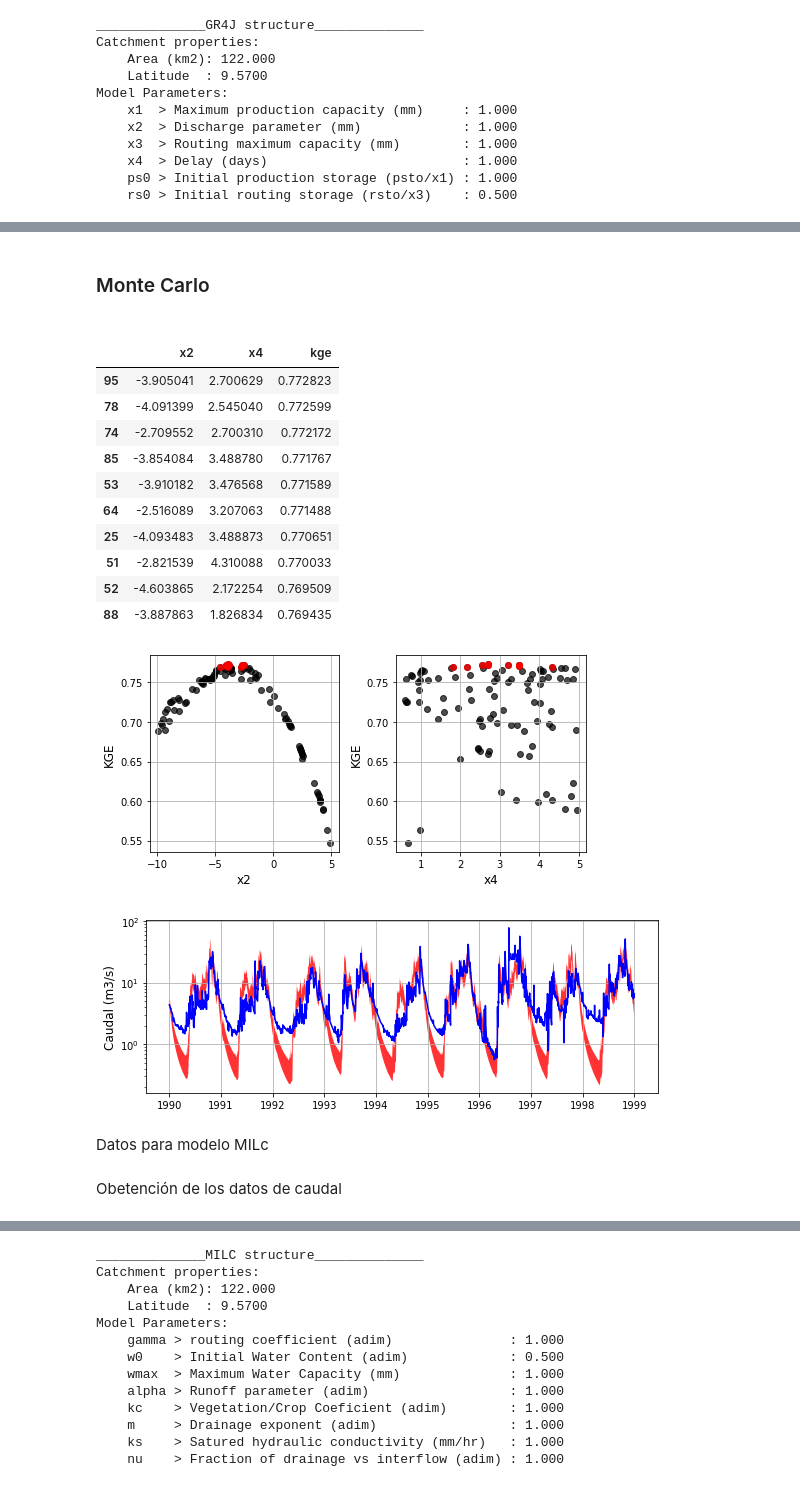
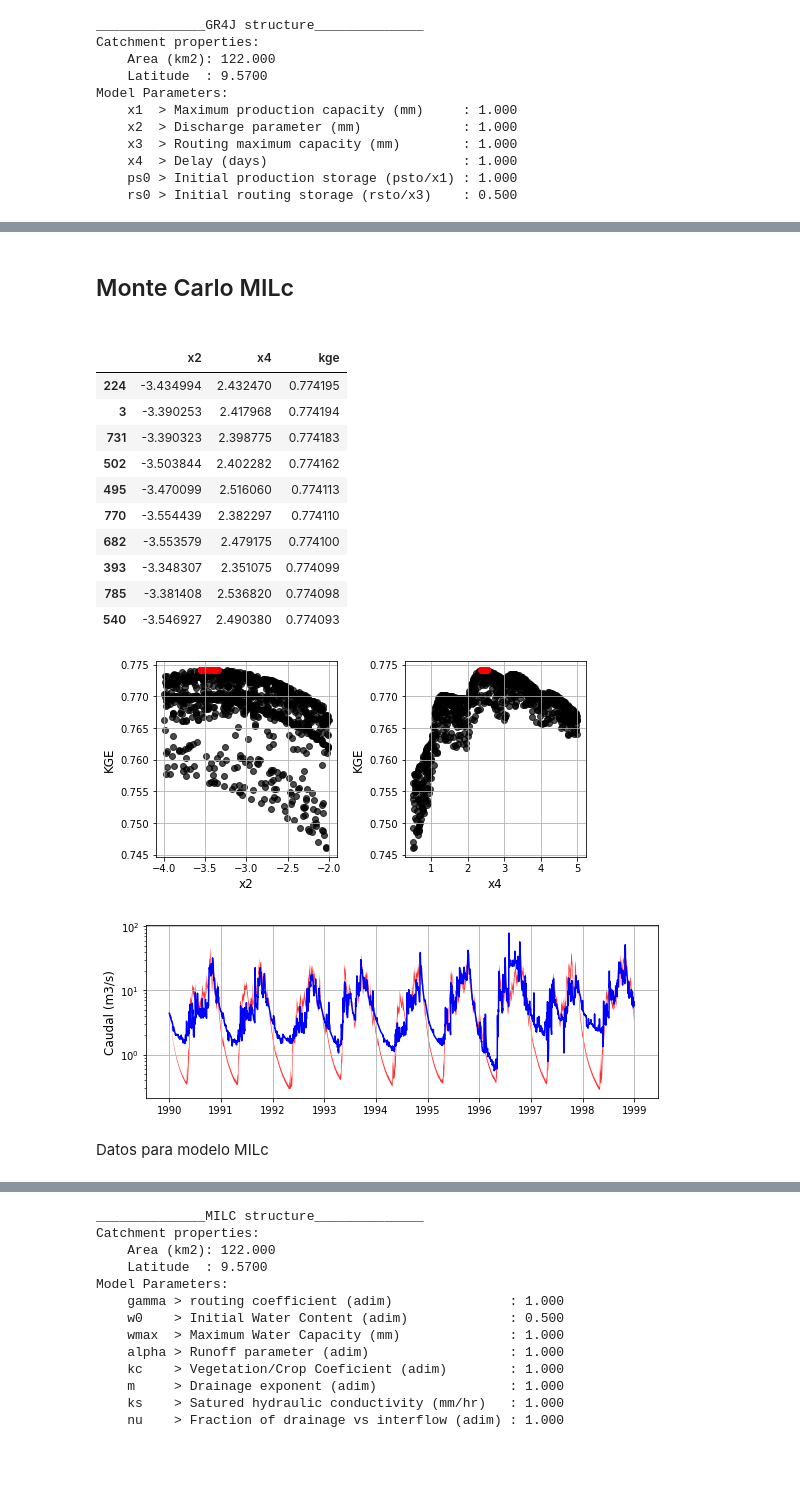
Before and after one commit to jmviquez/modelacion_providencia, a Jupyter notebook: examen.ipynb, the cells around one changed output, grey strips where cells are left out. Cells and saved outputs as stored; diff of their text form; code cells hidden in the pictures; blank space fills up the shorter version.

```diff
--- a/examen.ipynb
+++ b/examen.ipynb
@@ -74,9 +87,9 @@ Model Parameters:
 # %%
-###
+
 x1=200
-x2=1
+x2=-3.204325
 x3=500
-x4=5
+x4=2.354539
 ps0=0.5
 rs0=0.5
 
@@ -200,24 +130,0 @@ Model Parameters:
-# %%
-################# SIMULACION CON EL MODELO ###########################
-simulacion = model.run(datos)
-qsim = simulacion.Qt
-
-# Evaluacion del modelo
-# calibracion
-qobs_cal = qobs.loc[fecha1:fecha2]
-qsim_cal = qsim.loc[fecha1:fecha2]
-kge_cal = ms.kling_gupta_efficiency(qobs_cal, qsim_cal)
-nse_cal = ms.nash_sutcliffe_efficiency(qobs_cal, qsim_cal)
-# validacion
-qobs_val = qobs.loc[fecha2:fecha3]
-qsim_val = qsim.loc[fecha2:fecha3]
-kge_val = ms.kling_gupta_efficiency(qobs_val, qsim_val)
-nse_val = ms.nash_sutcliffe_efficiency(qobs_val, qsim_val)
-
-print("Metricas del modelo")
-print("Calibración KGE: {:.3f}, NSE: {:.3f}".format(kge_cal, nse_cal))
-print(" Validación KGE: {:.3f}, NSE: {:.3f}".format(kge_val, nse_val))
-
-# Graficar evaluacion
-prec = datos.prec  # extraer precipitacion
-fig, ax = me.plot_model_evaluation(prec, qobs, qsim, fecha1, fecha2, fecha3)
@@ -245,10 +149,10 @@ modelo = GR4J(area, latitud, params=parametros)
 
 
 ################# SIMULACIONES AL VARIAR UN PARAMETRO ###########################
-vmin      = 0.5       # valor minimo
-vmax      = 4       # valor maximo
+vmin      = -4      # valor minimo
+vmax      = -2       # valor maximo
 muestras  = 50        # numero de elementos
-parametro = "x4"   # nombre del parametro que vamos a modificar
+parametro = "x2"   # nombre del parametro que vamos a modificar
 
 
 simulaciones  = []    # aqui vamos a guardar las simulaciones de caudal
@@ -304,5 +208,5 @@ fig2.tight_layout()
 # %% [markdown]
-<h3>Monte Carlo<h3>
+<h2>Monte Carlo MILc<h2>
 # %%
 ################# CREAR MODELO BASE ###########################
 # Definicion de parametros
@@ -324,12 +228,12 @@ modelo = GR4J(area, latitud, params=parametros_iniciales)
 
 
 ################# SIMULACIONES AL VARIAR UN PARAMETRO ###########################
-muestras   = 100       # numero de elementos
+muestras   = 1000       # numero de elementos
 mejores_resultsdos = 10  # numero de los mejores resultados a mostrar
 # diccionario con los parametros que queremos modificar
 # indicar parametro: (vmin, vmax)
 parametros = {
-    "x2": (-10, 5),
+    "x2": (-4, -2),
     "x4": (0.5, 5),
 }
 
@@ -398,45 +302,45 @@ for i in range(npar):
         parametros_ordenados.loc[:, "kge"],     # valores en y
         color="r",                              # color de puntos
         alpha=0.8                               # transparencia
     )
 
     ax[i].set_xlabel(parametro, fontsize=12)
     ax[i].set_ylabel("KGE", fontsize=12)
     ax[i].grid(True)
 
 fig.tight_layout()
 
 # Graficar series de tiempo
 fig2, ax2 = plt.subplots(figsize=(8, 3))
 qminimo = qsim.min(axis=1)  # minimo para cada renglon
 qmedio  = qsim.mean(axis=1) # promedio para cada renglon
 qmaximo = qsim.max(axis=1)# maximo para cada renglon
 
 fechas = qsim.index.to_pydatetime()
 ax2.fill_between(fechas, qminimo, qmaximo, facecolor="r", alpha=0.8)
 ax2.plot(fechas,qobs,color="b", label="Observado")
 #ax2.plot(fechas, qmedio, color="r", linewidth=0.5, label="Promedio simulado")
 ax2.set_ylabel("Caudal (m3/s)", fontsize=12)
 ax2.set_yscale("log")
 ax2.grid(True)
 fig2.tight_layout()
 
 # Mostrar parametros de mejor ajuste
 parametros_ordenados
 # %% [output]
 |  | x2 | x4 | kge |
-| 95 | -3.905041 | 2.700629 | 0.772823 |
-| 78 | -4.091399 | 2.545040 | 0.772599 |
-| 74 | -2.709552 | 2.700310 | 0.772172 |
-| 85 | -3.854084 | 3.488780 | 0.771767 |
-| 53 | -3.910182 | 3.476568 | 0.771589 |
-| 64 | -2.516089 | 3.207063 | 0.771488 |
-| 25 | -4.093483 | 3.488873 | 0.770651 |
-| 51 | -2.821539 | 4.310088 | 0.770033 |
-| 52 | -4.603865 | 2.172254 | 0.769509 |
-| 88 | -3.887863 | 1.826834 | 0.769435 |
+| 224 | -3.434994 | 2.432470 | 0.774195 |
+| 3 | -3.390253 | 2.417968 | 0.774194 |
+| 731 | -3.390323 | 2.398775 | 0.774183 |
+| 502 | -3.503844 | 2.402282 | 0.774162 |
+| 495 | -3.470099 | 2.516060 | 0.774113 |
+| 770 | -3.554439 | 2.382297 | 0.774110 |
+| 682 | -3.553579 | 2.479175 | 0.774100 |
+| 393 | -3.348307 | 2.351075 | 0.774099 |
+| 785 | -3.381408 | 2.536820 | 0.774098 |
+| 540 | -3.546927 | 2.490380 | 0.774093 |
-[figure, old version]
+[figure, new version]
-[figure, old version]
+[figure, new version]
 # %% [markdown]
 <T1>Datos para modelo MILc<T1>
 # %%
@@ -444,2 +348,0 @@ datosMILc = pd.read_csv("./all_milc.csv", index_col=[0], parse_dates=[0])
-# %% [markdown]
-<t1> Obetención de los datos de caudal<t1>
```
Also changed, not shown: parts of 32 cells of this notebook.
